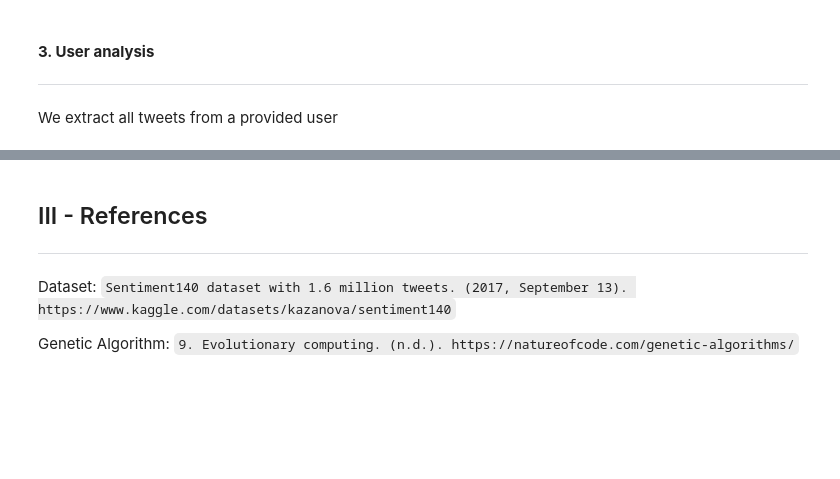
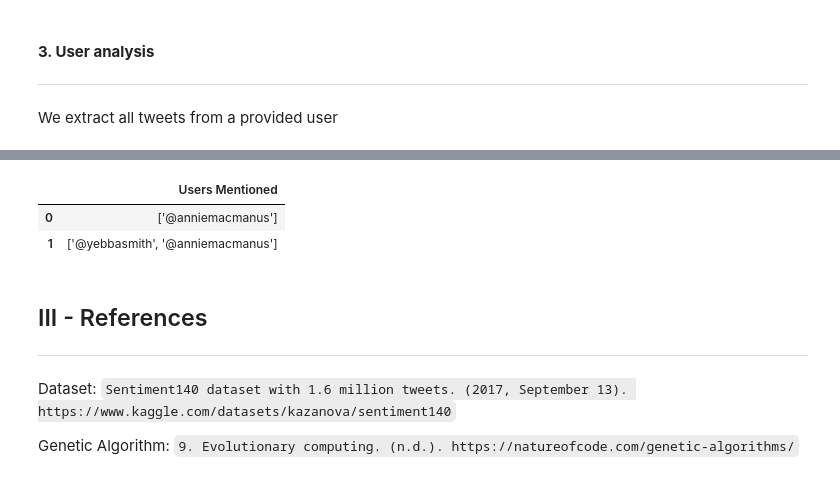
Before and after one commit to Egeyae/InPoDA-project-in304, a Jupyter notebook: InPoDA_CompteRendu.ipynb, the cells around one changed output, grey strips where cells are left out. Drawn from its saved outputs; the diff is of its cells as text; code cells hidden in the pictures; blank space fills up the shorter version.

```diff
--- a/InPoDA_CompteRendu.ipynb
+++ b/InPoDA_CompteRendu.ipynb
@@ -292,3 +334,6 @@ hashtag = ""
 # %%
-# All users mentionned by a specific user
-user = ""
+# All users mentioned by a specific user
+user = "372993152" #pipeline.get_all_authors().iloc[0, 0]
+
+pipeline.all_users_mentioned_by_user(user)
+# %% [output]
@@ -295,3 +342,6 @@ user = ""
+|  | Users Mentioned |
+| 0 | ['@anniemacmanus'] |
+| 1 | ['@yebbasmith', '@anniemacmanus'] |
 # %% [markdown]
 ## III - References
 ---
```
Also changed, not shown: parts of 26 cells of this notebook, 2 other files.
